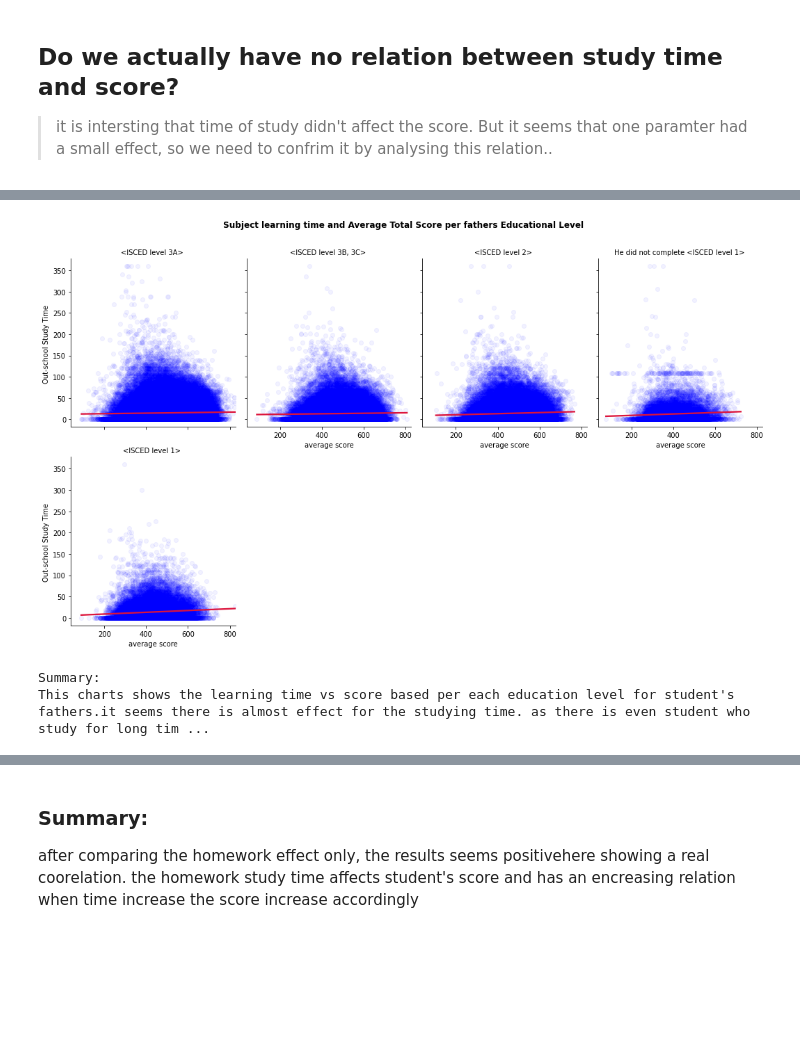
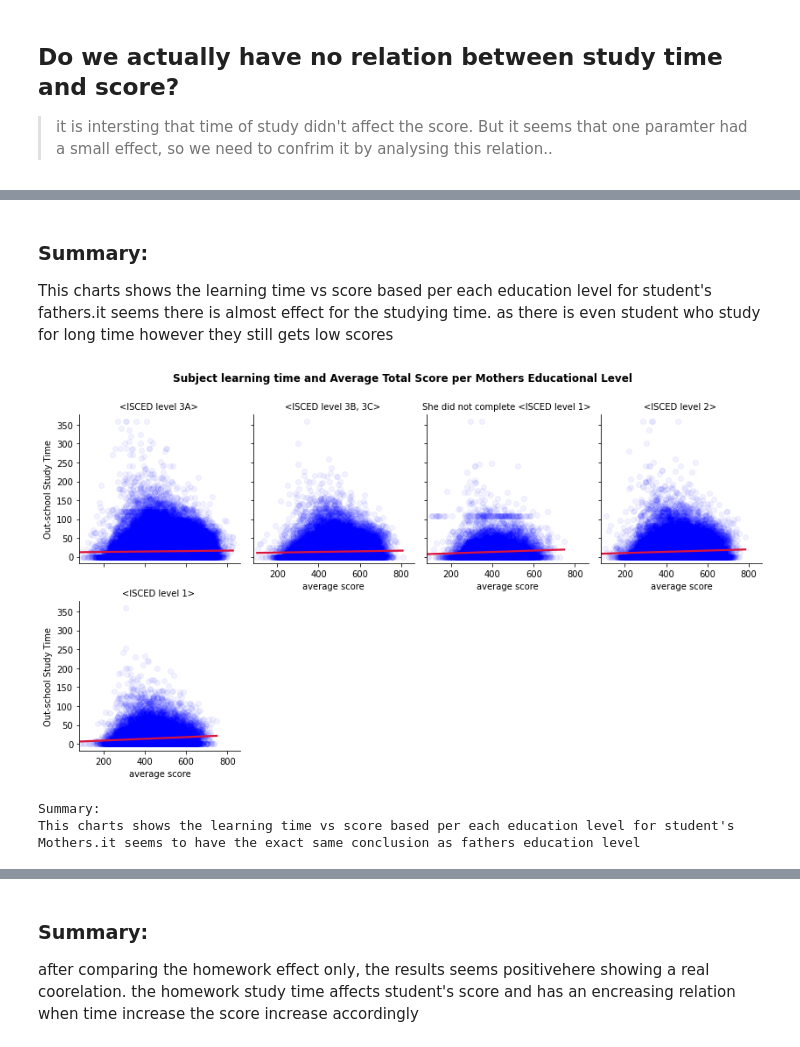
Before and after one commit to walaa-elnozahy/PISA-data-analysis, a Jupyter notebook: PISA-slide_deck.ipynb, the cells around one changed output, grey strips where cells are left out. Drawn from its saved outputs; the diff is of its cells as text; code cells hidden in the pictures; blank space fills up the shorter version.

```diff
--- a/PISA-slide_deck.ipynb
+++ b/PISA-slide_deck.ipynb
@@ -82,21 +111,23 @@ this chart shows the correlation between the extra studying time out of school v
+# %% [markdown]
+### Summary:
+This charts shows the learning time vs score based per each education level for student's fathers.it seems there is almost effect for the studying time. as there is even student who study for long time however they still gets low scores
 # %%
 # so first we start to double check the relation between total study time and score
-g = sns.FacetGrid(data = df_copy, col = 'father_highestdegree',col_wrap = 4,height = 8.27/2, aspect = (14.70/4)/(8.27/2))
+g = sns.FacetGrid(data = df_copy, col = 'mother_highestdegree',col_wrap = 4,height = 6.27/2, aspect = (11.70/4)/(6.27/2))
 g.map(sns.regplot, 'total_avg_score', 'total_outStudy_time', color = 'blue', x_jitter = 0.3,
       scatter_kws = {'alpha' : 1/20},
       line_kws={"color": 'crimson'})
 g.set_xlabels('average score')
-g.set_ylabels('Out-school Study Time ')
+g.set_ylabels('Out-school Study Time')
 g.set_titles('{col_name}')
-plt.suptitle("Subject learning time and Average Total Score per fathers Educational Level",
+plt.suptitle("Subject learning time and Average Total Score per Mothers Educational Level",
              y = 1.05,
              fontweight = 'semibold' )
 plt.show()
 print ("\033[1m"+ 'Summary: \n'+ "\033[0m" +
-                 'This charts shows the learning time vs score based per each education level for student\'s fathers.'+
-                 'it seems there is almost effect for the studying time.'+
-                 ' as there is even student who study for long time however they still gets low scores')
+                 'This charts shows the learning time vs score based per each education level for student\'s Mothers.'+
+                 'it seems to have the exact same conclusion as fathers education level')
 # %% [output]
-[figure, old version]
+[figure, new version]
 Summary:
-This charts shows the learning time vs score based per each education level for student's fathers.it seems there is almost effect for the studying time. as there is even student who study for long tim ...
+This charts shows the learning time vs score based per each education level for student's Mothers.it seems to have the exact same conclusion as fathers education level
```
Also changed, not shown: parts of 18 cells of this notebook, 1 other file.
